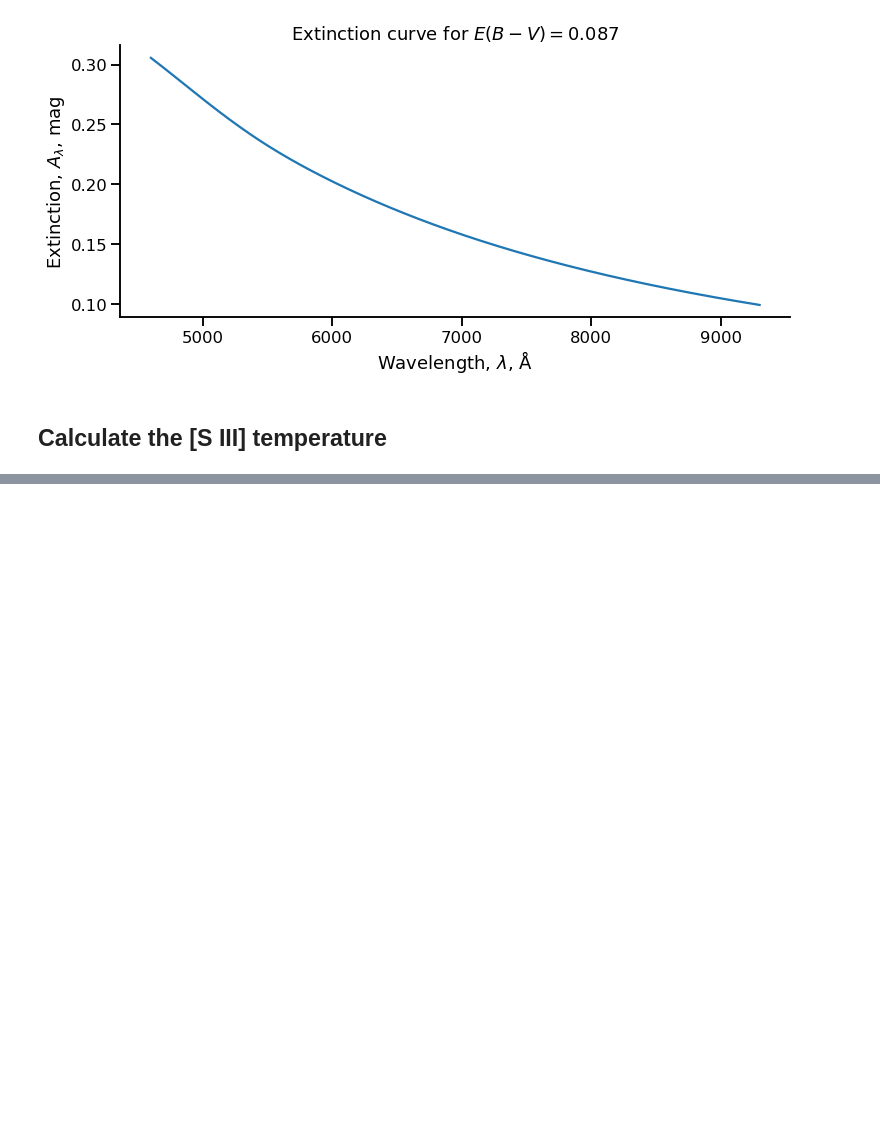
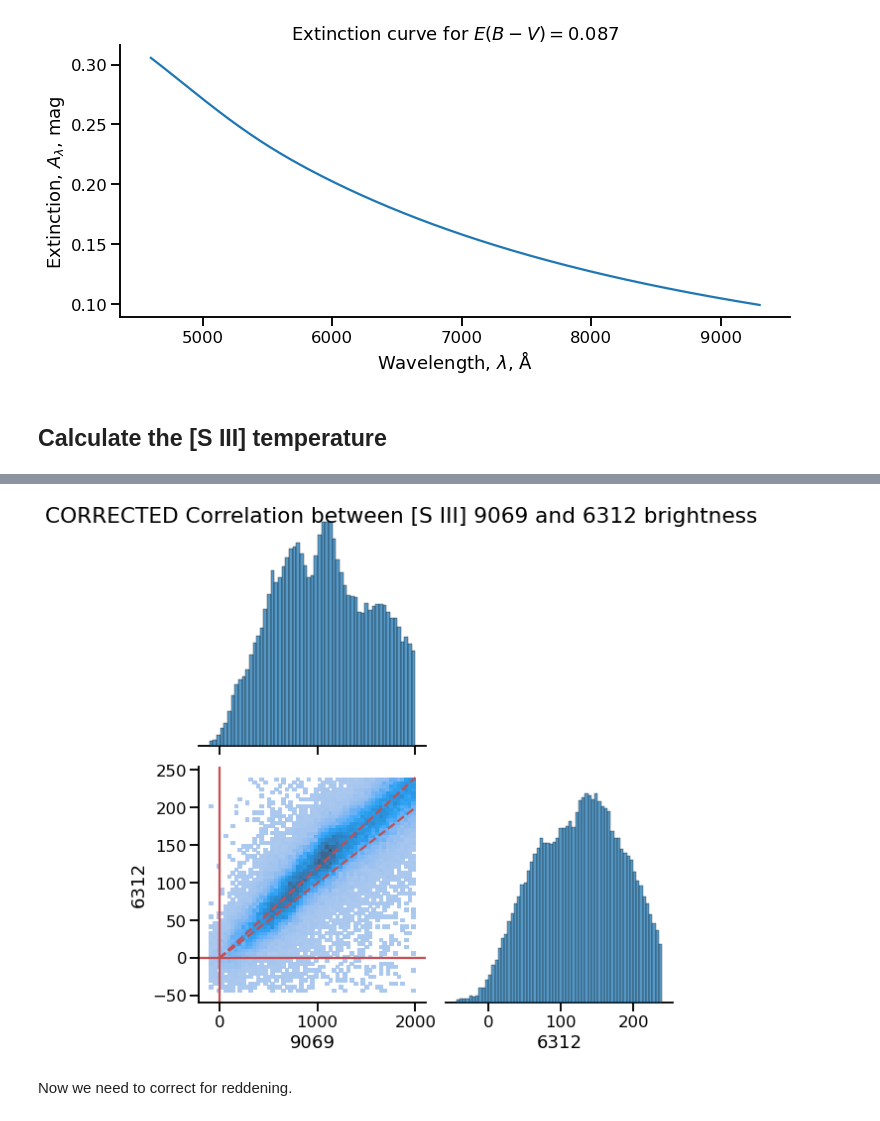
Before and after one commit to will-henney/muse-hii-regions, a Jupyter notebook: notebooks/01-01-more-line-ratios.ipynb, the cells around one changed output, grey strips where cells are left out. Cells and saved outputs as stored; diff of their text form; code cells hidden in the pictures; blank space fills up the shorter version.

```diff
--- a/notebooks/01-01-more-line-ratios.ipynb
+++ b/notebooks/01-01-more-line-ratios.ipynb
@@ -328,0 +367,32 @@ OSError: Invalid file: ../data/ngc346-siii-6312-bin01-sum.fits
+# %%
+imax = 2000
+slope = 0.1
+x = im9069.data
+y = im6312.data + 105.0
+m = x < imax
+m = m & (x > -100)
+m = m & (y < 1.2*slope*imax)
+m = m & ~im9069.mask & ~im6312.mask
+df = pd.DataFrame(
+    {
+        "9069": x[m],
+        "6312": y[m],
+    }
+)
+# %%
+g = sns.pairplot(
+    df,
+    kind="hist",
+    height=4,
+    corner=True,
+)
+
+g.axes[1, 0].axvline(0.0, color="r")
+g.axes[1, 0].axhline(0.0, color="r")
+g.axes[1, 0].plot([0, imax], [0, slope*imax], "--", color="r")
+g.axes[1, 0].plot([0, imax], [0, 1.2*slope*imax], "--", color="r")
+g.fig.suptitle("CORRECTED Correlation between [S III] 9069 and 6312 brightness");
+# %% [output]
+[figure, added]
+# %% [markdown]
+Now we need to correct for reddening.
```
Also changed, not shown: parts of 26 cells of this notebook, 6 other files.
